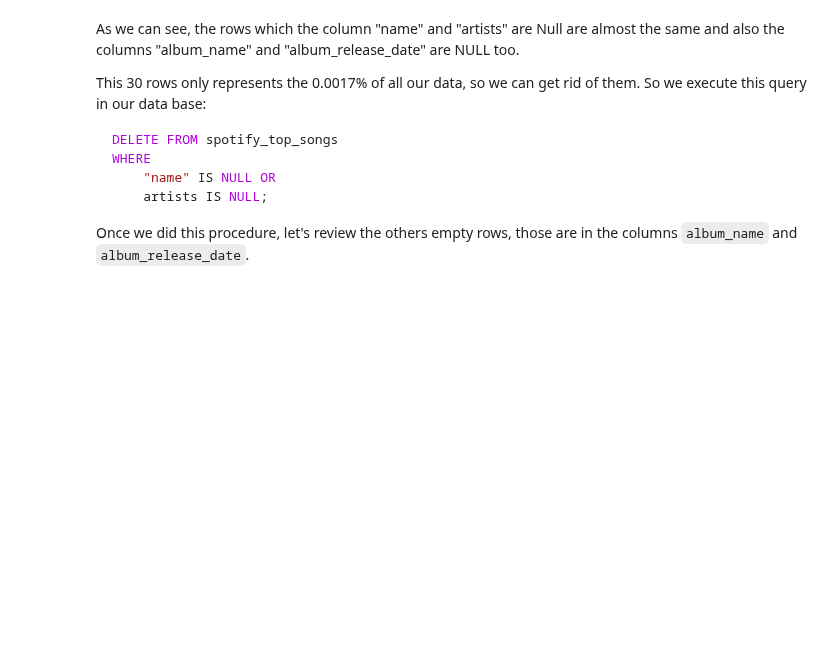
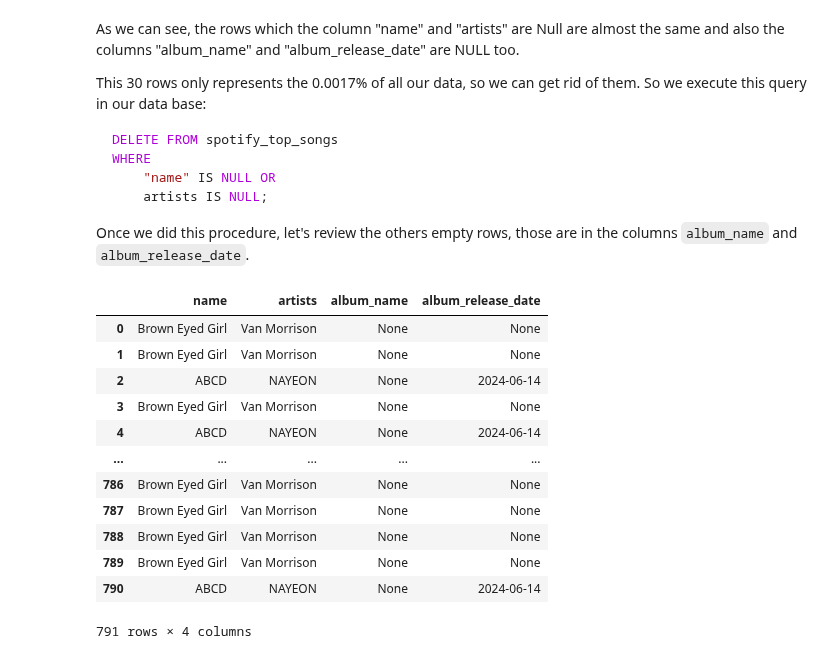
Before and after one commit to PPJQ/Spotify-Songs, a Jupyter notebook: Spotify-Songs-Documentation Notebook.ipynb, the cells around one changed output. Cells and saved outputs as stored; diff of their text form; code cells hidden in the pictures; blank space fills up the shorter version.

```diff
--- a/Spotify-Songs-Documentation Notebook.ipynb
+++ b/Spotify-Songs-Documentation Notebook.ipynb
@@ -303,3 +303,26 @@ WHERE
 Once we did this procedure, let's review the others empty rows, those are in the columns `album_name` and `album_release_date`.
 # %%
 # Reviewing the empty rows in the columns "album_name" and "album_release_date":
+query = """
+SELECT name, artists, album_name, album_release_date
+FROM spotify_top_songs
+WHERE
+    album_name IS NULL OR
+    album_release_date IS NULL;
+"""
+
+pd.io.sql.read_sql(query, con = engine)
+# %% [output]
+|  | name | artists | album_name | album_release_date |
+| 0 | Brown Eyed Girl | Van Morrison | None | None |
+| 1 | Brown Eyed Girl | Van Morrison | None | None |
+| 2 | ABCD | NAYEON | None | 2024-06-14 |
+| 3 | Brown Eyed Girl | Van Morrison | None | None |
+| 4 | ABCD | NAYEON | None | 2024-06-14 |
+| ... | ... | ... | ... | ... |
+| 786 | Brown Eyed Girl | Van Morrison | None | None |
+| 787 | Brown Eyed Girl | Van Morrison | None | None |
+| 788 | Brown Eyed Girl | Van Morrison | None | None |
+| 789 | Brown Eyed Girl | Van Morrison | None | None |
+| 790 | ABCD | NAYEON | None | 2024-06-14 |
+791 rows × 4 columns
```
Also changed, not shown: parts of 5 cells of this notebook.
